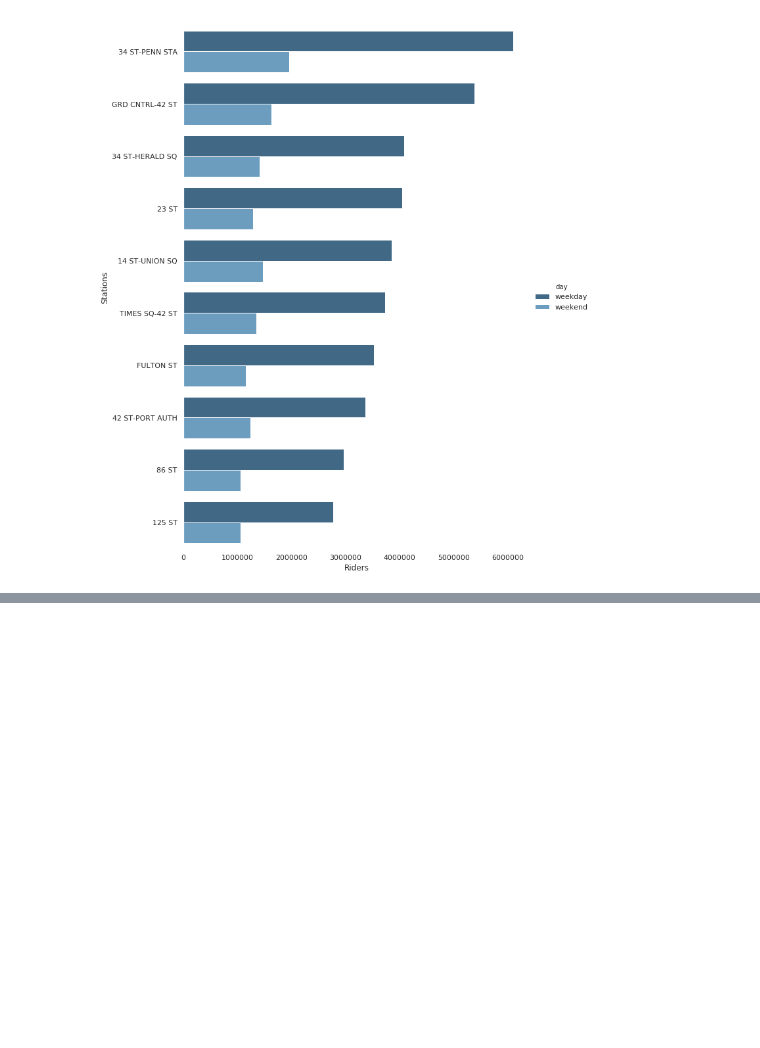
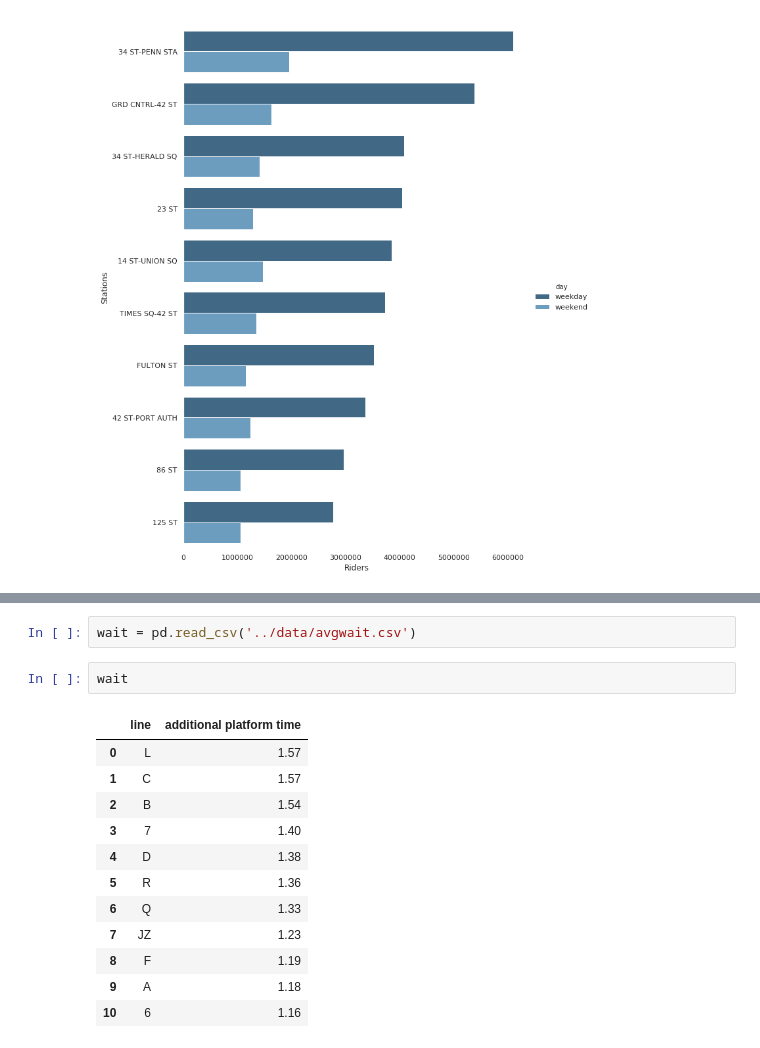
Before and after one commit to marcmuon/mta_turnstile_eda, a Jupyter notebook: MTA_entry_daily_eda_CHARTS.ipynb, the cells around one changed output, grey strips where cells are left out. Cells and saved outputs as stored; diff of their text form; blank space fills up the shorter version.

```diff
--- a/MTA_entry_daily_eda_CHARTS.ipynb
+++ b/MTA_entry_daily_eda_CHARTS.ipynb
@@ -231,0 +235,17 @@ ax.set_axis_labels("Riders", "Stations") #doesn't seem to be a set title in catp
+# %%
+wait = pd.read_csv('../data/avgwait.csv')
+# %%
+wait
+# %% [output]
+|  | line | additional platform time |
+| 0 | L | 1.57 |
+| 1 | C | 1.57 |
+| 2 | B | 1.54 |
+| 3 | 7 | 1.40 |
+| 4 | D | 1.38 |
+| 5 | R | 1.36 |
+| 6 | Q | 1.33 |
+| 7 | JZ | 1.23 |
+| 8 | F | 1.19 |
+| 9 | A | 1.18 |
+| 10 | 6 | 1.16 |
```
Also changed, not shown: parts of 2 cells of this notebook.
